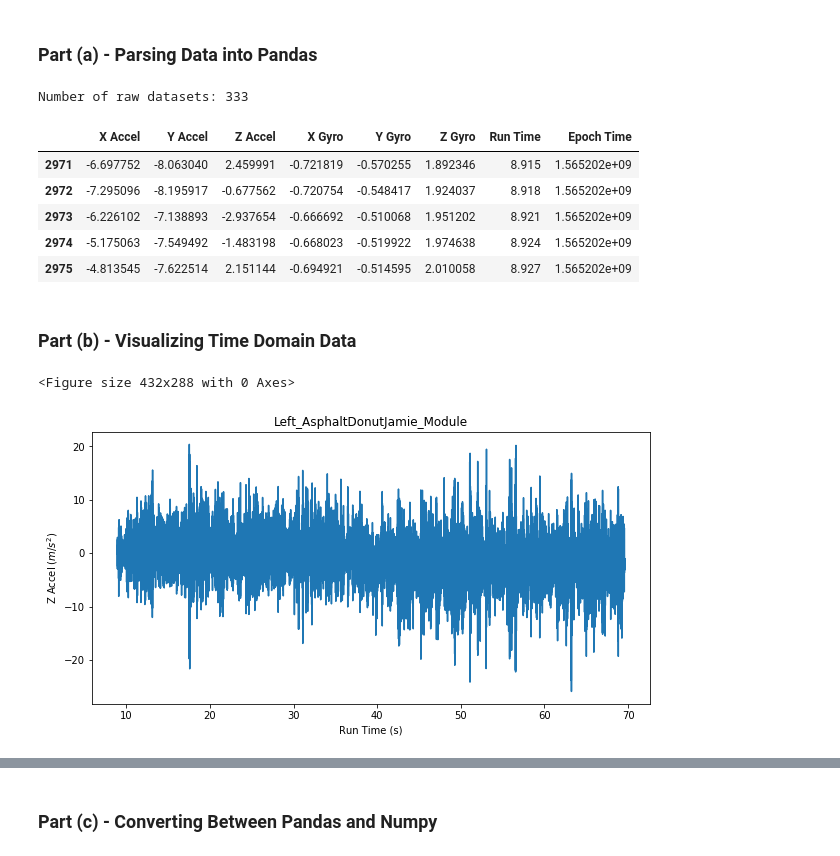
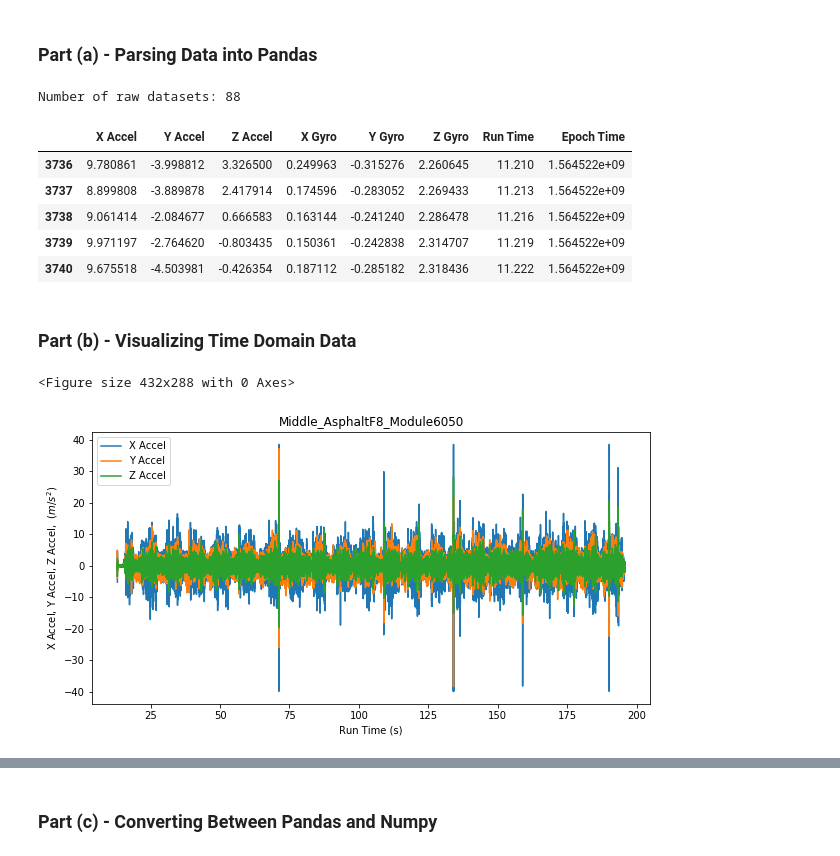
Before and after one commit to KeenanMcConkey/Wheelchair-Terrain-Classification, a Jupyter notebook: TerrainPreprocessing-GeneralData.ipynb, the cells around one changed output, grey strips where cells are left out. Cells and saved outputs as stored; diff of their text form; code cells hidden in the pictures.

```diff
--- a/TerrainPreprocessing-GeneralData.ipynb
+++ b/TerrainPreprocessing-GeneralData.ipynb
@@ -27,7 +27,7 @@ import sklearn
 
 You can change these to run the notebook on different subsets of data.
 # %%
-USER = 'All' # Which users data to run preprocessing on. 'All' runs on everyones data
+USER = 'Keenan' # Which users data to run preprocessing on. 'All' runs on everyones data
 WINDOW_SIZE_IN_SEC = 3.0 # Length of data windows for both frame and wheel, standard is 1.0
 POWER_TYPE = 'Manual' # Either 'Manual' or 'Power' wheelchair mode
 
@@ -210,24 +210,27 @@ raw_datasets = {label: raw_datasets[label] for label in sorted(raw_datasets.keys
 dataset_labels = list(raw_datasets.keys())
 print('Number of raw datasets: {}'.format(len(dataset_labels)))
 # %% [output]
-Number of raw datasets: 333
+Number of raw datasets: 88
 # %%
 # Check dataset formatting
 raw_datasets[dataset_labels[0]].head()
 # %% [output]
 |  | X Accel | Y Accel | Z Accel | X Gyro | Y Gyro | Z Gyro | Run Time | Epoch Time |
-| 2971 | -6.697752 | -8.063040 | 2.459991 | -0.721819 | -0.570255 | 1.892346 | 8.915 | 1.565202e+09 |
-| 2972 | -7.295096 | -8.195917 | -0.677562 | -0.720754 | -0.548417 | 1.924037 | 8.918 | 1.565202e+09 |
-| 2973 | -6.226102 | -7.138893 | -2.937654 | -0.666692 | -0.510068 | 1.951202 | 8.921 | 1.565202e+09 |
-| 2974 | -5.175063 | -7.549492 | -1.483198 | -0.668023 | -0.519922 | 1.974638 | 8.924 | 1.565202e+09 |
-| 2975 | -4.813545 | -7.622514 | 2.151144 | -0.694921 | -0.514595 | 2.010058 | 8.927 | 1.565202e+09 |
+| 3736 | 9.780861 | -3.998812 | 3.326500 | 0.249963 | -0.315276 | 2.260645 | 11.210 | 1.564522e+09 |
+| 3737 | 8.899808 | -3.889878 | 2.417914 | 0.174596 | -0.283052 | 2.269433 | 11.213 | 1.564522e+09 |
+| 3738 | 9.061414 | -2.084677 | 0.666583 | 0.163144 | -0.241240 | 2.286478 | 11.216 | 1.564522e+09 |
+| 3739 | 9.971197 | -2.764620 | -0.803435 | 0.150361 | -0.242838 | 2.314707 | 11.219 | 1.564522e+09 |
+| 3740 | 9.675518 | -4.503981 | -0.426354 | 0.187112 | -0.285182 | 2.318436 | 11.222 | 1.564522e+09 |
 # %% [markdown]
 ### Part (b) - Visualizing Time Domain Data
 # %%
 '''Plot a single Pandas dataset for given x and y axes'''
-def plot_one(_datasets, dataset_name, x_axis, y_axis, xlim=None, ylim=None, save_fig=False):
+def plot_one(_datasets, dataset_name, x_axis, y_axes, xlim=None, ylim=None, save_fig=False):
     # Figure parameters
     plt.clf()
+    y_axis = ''
+    for y_ax in y_axes:
+        y_axis += y_ax + ', '
     plt.figure(figsize=(10, 5))
     plt.title(dataset_name)
     plt.xlabel(x_axis + ' (s)')
@@ -240,7 +243,7 @@ def plot_one(_datasets, dataset_name, x_axis, y_axis, xlim=None, ylim=None, save
     elif 'Vel' in y_axis:
         plt.ylabel(y_axis + ' ($m/s$)')
     else:
-        plt.ylabel('Unknown')
+        plt.ylabel(y_axis)
 
     # Use limits if they've been passed in
     if xlim is not None:
@@ -249,7 +252,9 @@ def plot_one(_datasets, dataset_name, x_axis, y_axis, xlim=None, ylim=None, save
         plt.ylim(ylim[0], ylim[1])
 
     # Plot relevant data
-    plt.plot(_datasets[dataset_name][x_axis], _datasets[dataset_name][y_axis])
+    for y_axis in y_axes:
+        plt.plot(_datasets[dataset_name][x_axis], _datasets[dataset_name][y_axis], label=y_axis)
+    plt.legend()
 
     # Save figure to png file without plotting
     if save_fig:
@@ -262,7 +267,7 @@ def plot_one(_datasets, dataset_name, x_axis, y_axis, xlim=None, ylim=None, save
         plt.show()
 # %%
 # Plot some raw data
-plot_one(raw_datasets, dataset_labels[0], 'Run Time', 'Z Accel')
+plot_one(raw_datasets, dataset_labels[23], 'Run Time', ['X Accel', 'Y Accel', 'Z Accel'])
 # %% [output]
 <Figure size 432x288 with 0 Axes>
-[figure, old version]
+[figure, new version]
```
Also changed, not shown: parts of 9 cells of this notebook, 4 other files.
